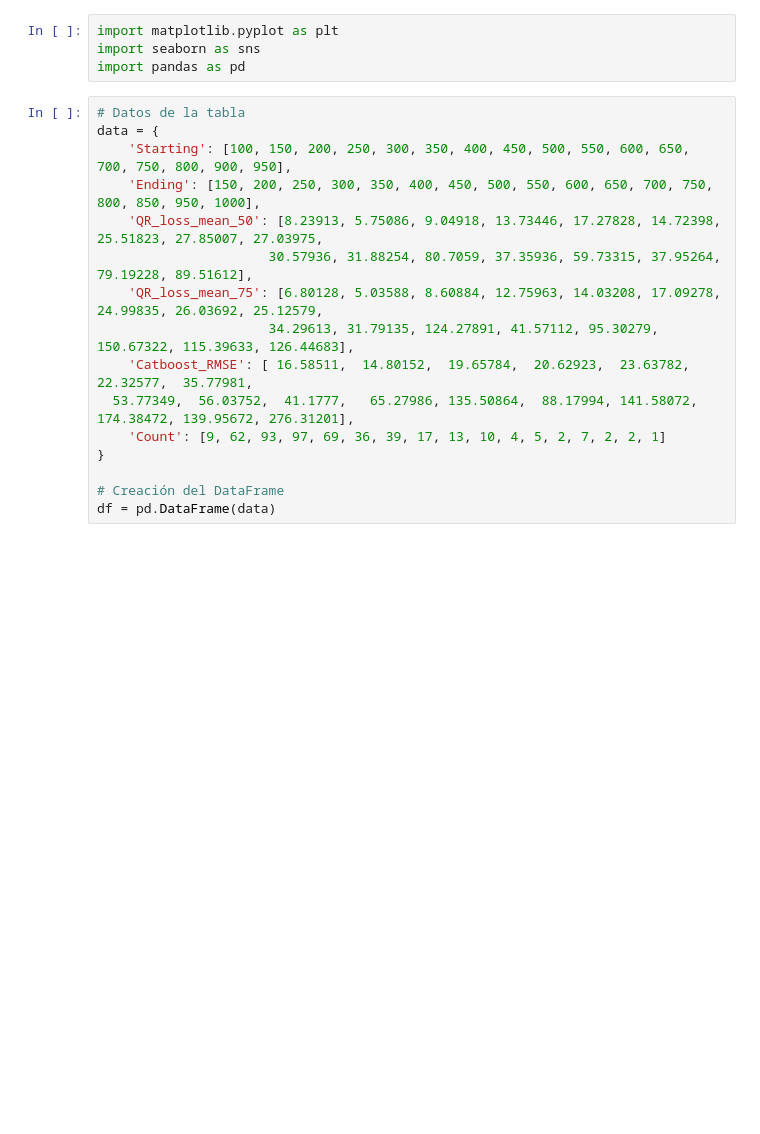
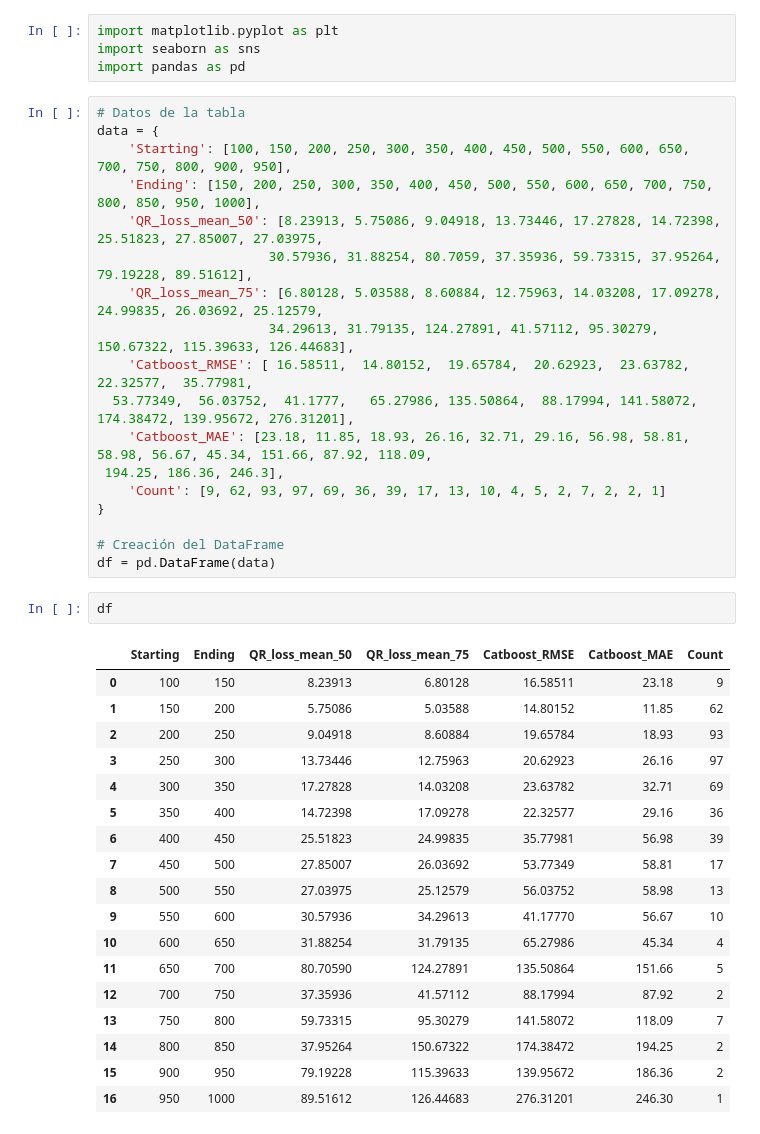
Before and after one commit to Anonymate054/MCD-ML1, a Jupyter notebook: notebooks/Test_models-plots.ipynb, the cells around one changed output. Drawn from its saved outputs; the diff is of its cells as text; blank space fills up the shorter version.

```diff
--- a/notebooks/Test_models-plots.ipynb
+++ b/notebooks/Test_models-plots.ipynb
@@ -13,11 +13,34 @@ data = {
                       34.29613, 31.79135, 124.27891, 41.57112, 95.30279, 150.67322, 115.39633, 126.44683],
     'Catboost_RMSE': [ 16.58511,  14.80152,  19.65784,  20.62923,  23.63782,  22.32577,  35.77981,
   53.77349,  56.03752,  41.1777,   65.27986, 135.50864,  88.17994, 141.58072, 174.38472, 139.95672, 276.31201],
+    'Catboost_MAE': [23.18, 11.85, 18.93, 26.16, 32.71, 29.16, 56.98, 58.81, 58.98, 56.67, 45.34, 151.66, 87.92, 118.09,
+ 194.25, 186.36, 246.3],
     'Count': [9, 62, 93, 97, 69, 36, 39, 17, 13, 10, 4, 5, 2, 7, 2, 2, 1]
 }
 
 # Creación del DataFrame
 df = pd.DataFrame(data)
+# %%
+df
+# %% [output]
+|  | Starting | Ending | QR_loss_mean_50 | QR_loss_mean_75 | Catboost_RMSE | Catboost_MAE | Count |
+| 0 | 100 | 150 | 8.23913 | 6.80128 | 16.58511 | 23.18 | 9 |
+| 1 | 150 | 200 | 5.75086 | 5.03588 | 14.80152 | 11.85 | 62 |
+| 2 | 200 | 250 | 9.04918 | 8.60884 | 19.65784 | 18.93 | 93 |
+| 3 | 250 | 300 | 13.73446 | 12.75963 | 20.62923 | 26.16 | 97 |
+| 4 | 300 | 350 | 17.27828 | 14.03208 | 23.63782 | 32.71 | 69 |
+| 5 | 350 | 400 | 14.72398 | 17.09278 | 22.32577 | 29.16 | 36 |
+| 6 | 400 | 450 | 25.51823 | 24.99835 | 35.77981 | 56.98 | 39 |
+| 7 | 450 | 500 | 27.85007 | 26.03692 | 53.77349 | 58.81 | 17 |
+| 8 | 500 | 550 | 27.03975 | 25.12579 | 56.03752 | 58.98 | 13 |
+| 9 | 550 | 600 | 30.57936 | 34.29613 | 41.17770 | 56.67 | 10 |
+| 10 | 600 | 650 | 31.88254 | 31.79135 | 65.27986 | 45.34 | 4 |
+| 11 | 650 | 700 | 80.70590 | 124.27891 | 135.50864 | 151.66 | 5 |
+| 12 | 700 | 750 | 37.35936 | 41.57112 | 88.17994 | 87.92 | 2 |
+| 13 | 750 | 800 | 59.73315 | 95.30279 | 141.58072 | 118.09 | 7 |
+| 14 | 800 | 850 | 37.95264 | 150.67322 | 174.38472 | 194.25 | 2 |
+| 15 | 900 | 950 | 79.19228 | 115.39633 | 139.95672 | 186.36 | 2 |
+| 16 | 950 | 1000 | 89.51612 | 126.44683 | 276.31201 | 246.30 | 1 |
 # %%
 # Crear gráfico de barras y líneas
 fig, ax1 = plt.subplots(figsize=(14, 6))
```
Also changed, not shown: parts of 1 cell of this notebook, 2 other files.
